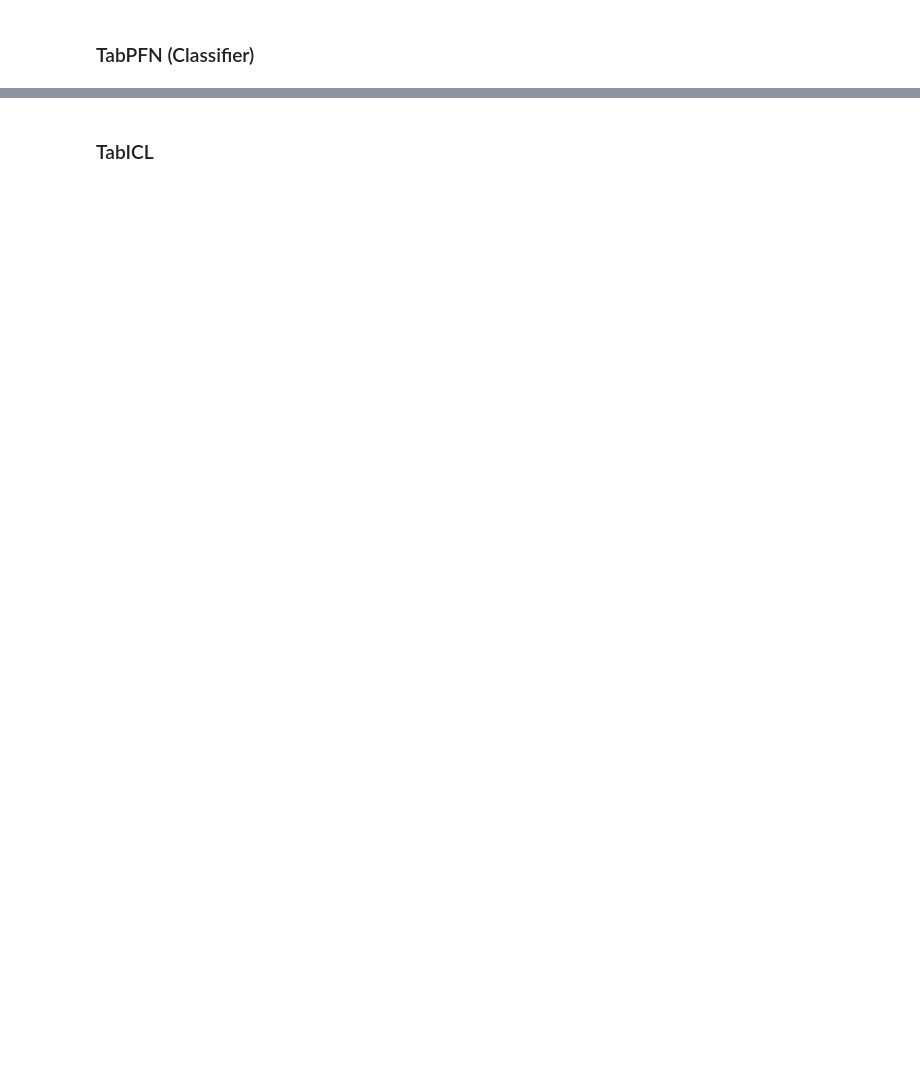
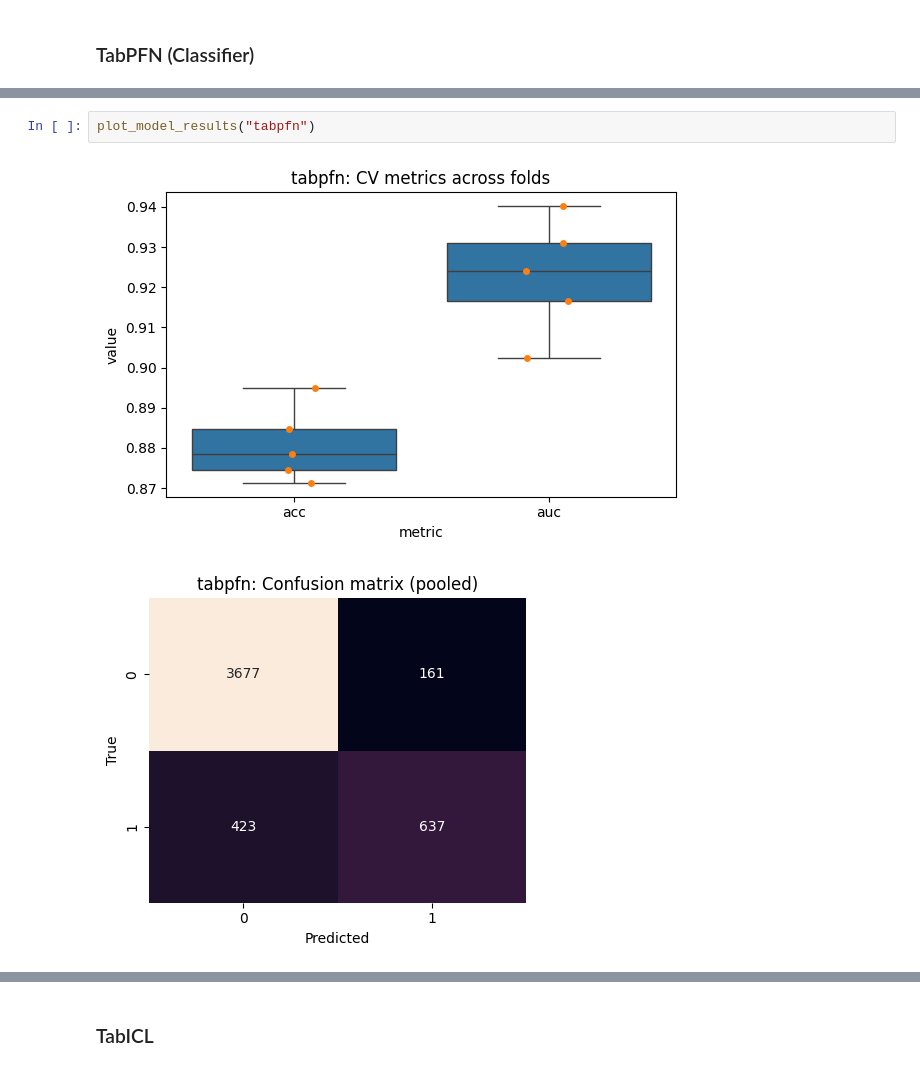
Before and after one commit to ruokokoski/tab-fm, a Jupyter notebook: tab_fms_vs_trees_wine_quality.ipynb, the cells around one changed output, grey strips where cells are left out. Drawn from its saved outputs; the diff is of its cells as text; blank space fills up the shorter version.

Commit message:
Add tree-based models for wine data

```diff
--- a/tab_fms_vs_trees_wine_quality.ipynb
+++ b/tab_fms_vs_trees_wine_quality.ipynb
@@ -389,0 +401,5 @@ Timing: fit=0.25s±0.02, predict=1.95s±0.02
+# %%
+plot_model_results("tabpfn")
+# %% [output]
+[figure, added]
+[figure, added]
```
Also changed, not shown: parts of 17 cells of this notebook, 4 other files.
